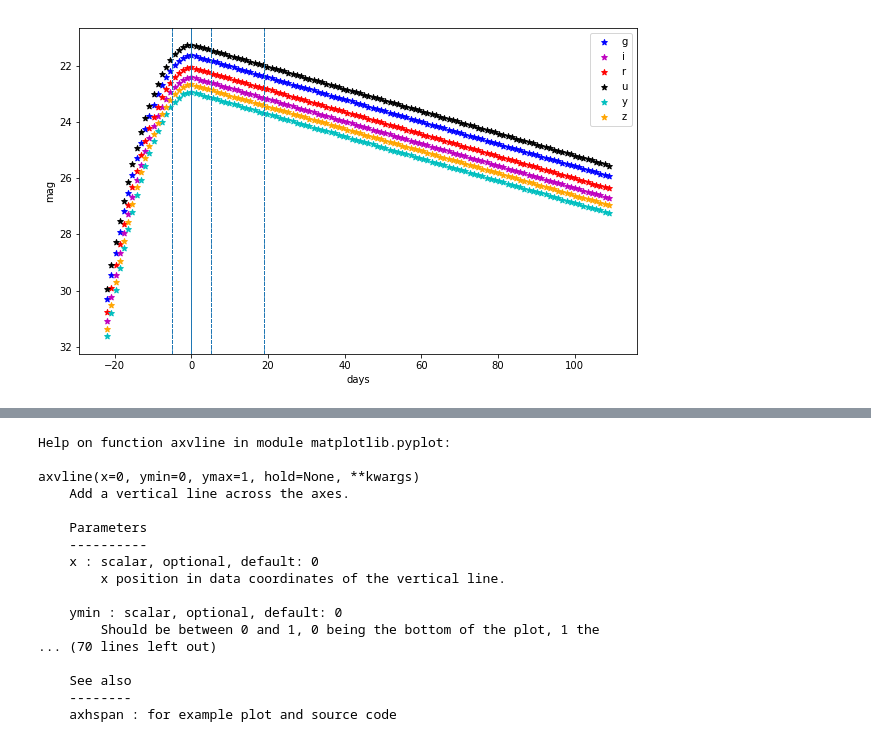
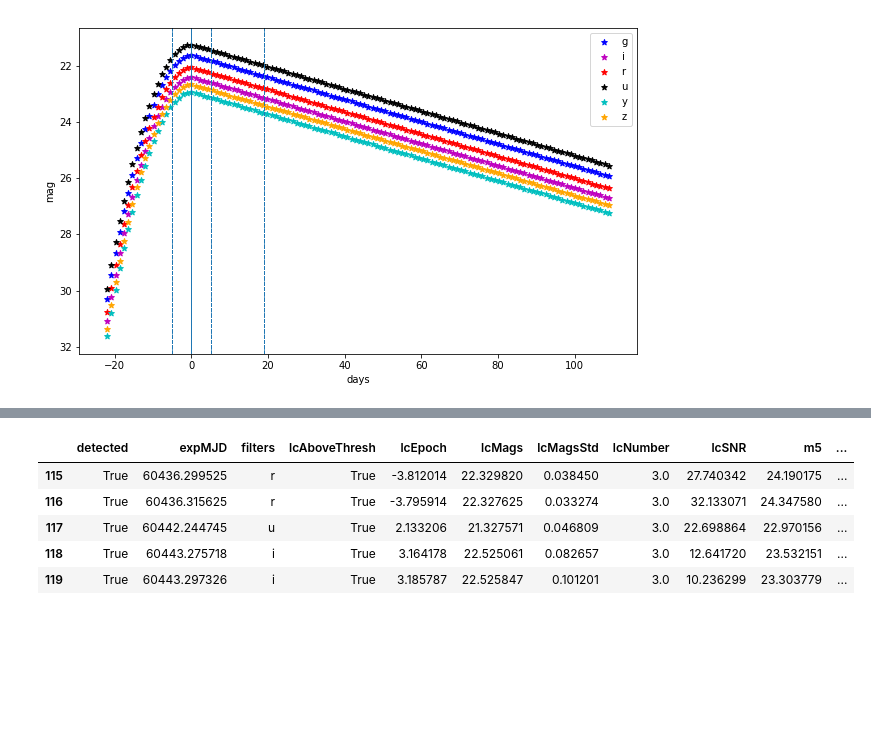
Before and after one commit to xiaolng/maf, a Jupyter notebook: TDEsDb.ipynb, the cells around one changed output, grey strips where cells are left out. Saved outputs shown, nothing was run; the diff lists cells and outputs as text; code cells hidden in the pictures; blank space fills up the shorter version.

```diff
--- a/TDEsDb.ipynb
+++ b/TDEsDb.ipynb
@@ -243,5 +232,0 @@ np.unique(dfnona[0], return_index=True, return_counts=True)
-# %%
-df = pd.DataFrame(data)
-pd.set_option('display.max_rows', 4000)
-dfnona = df.dropna()
-dfnona
@@ -352,20 +280,10 @@ df[df['lcAboveThresh']]
-# %%
-help(plt.axvline)
-# %% [output]
-Help on function axvline in module matplotlib.pyplot:
-
-axvline(x=0, ymin=0, ymax=1, hold=None, **kwargs)
-    Add a vertical line across the axes.
-
-    Parameters
-    ----------
-    x : scalar, optional, default: 0
-        x position in data coordinates of the vertical line.
-
-    ymin : scalar, optional, default: 0
-        Should be between 0 and 1, 0 being the bottom of the plot, 1 the
-... (70 lines left out)
-
-    See also
-    --------
-    axhspan : for example plot and source code
+# %%
+df3 = df[(df['lcNumber']==3)&(df['nearPeakCheck'])]
+df3
+# %% [output]
+|  | detected | expMJD | filters | lcAboveThresh | lcEpoch | lcMags | lcMagsStd | lcNumber | lcSNR | m5 | ... |
+| 115 | True | 60436.299525 | r | True | -3.812014 | 22.329820 | 0.038450 | 3.0 | 27.740342 | 24.190175 | ... |
+| 116 | True | 60436.315625 | r | True | -3.795914 | 22.327625 | 0.033274 | 3.0 | 32.133071 | 24.347580 | ... |
+| 117 | True | 60442.244745 | u | True | 2.133206 | 21.327571 | 0.046809 | 3.0 | 22.698864 | 22.970156 | ... |
+| 118 | True | 60443.275718 | i | True | 3.164178 | 22.525061 | 0.082657 | 3.0 | 12.641720 | 23.532151 | ... |
+| 119 | True | 60443.297326 | i | True | 3.185787 | 22.525847 | 0.101201 | 3.0 | 10.236299 | 23.303779 | ... |
```
Also changed, not shown: parts of 26 cells of this notebook.
